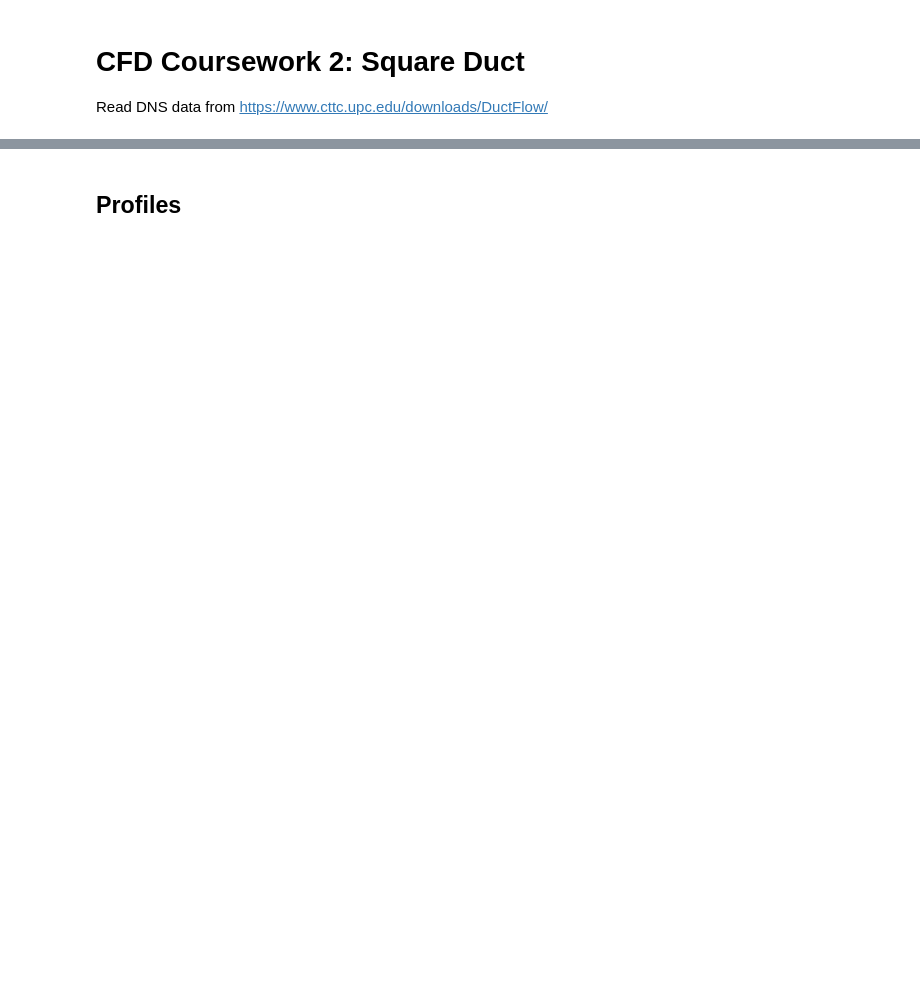
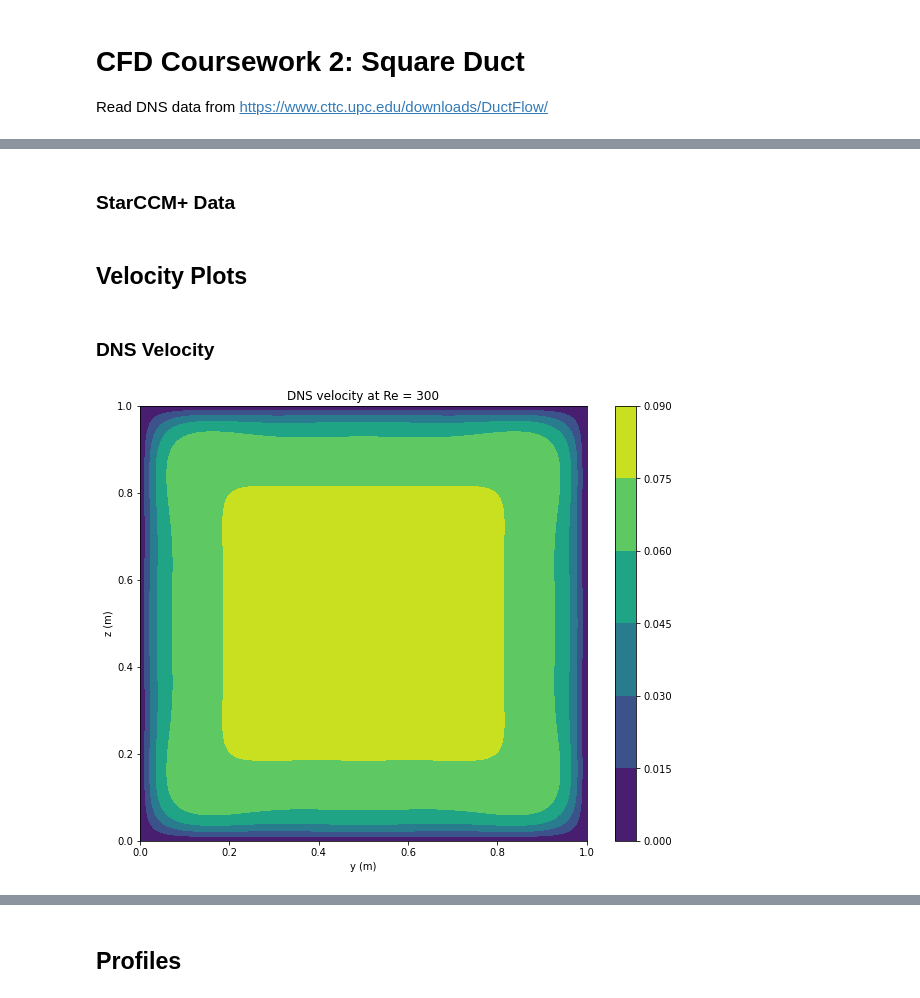
Before and after one commit to delphiiii/CFD-CW2, a Jupyter notebook: read_DNS_data.ipynb, the cells around one changed output, grey strips where cells are left out. Cells and saved outputs as stored; diff of their text form; code cells hidden in the pictures; blank space fills up the shorter version.

```diff
--- a/read_DNS_data.ipynb
+++ b/read_DNS_data.ipynb
@@ -110,0 +7,13 @@ plt.colorbar()
+# %%
+import os
+import numpy as np
+import pandas as pd
+import matplotlib.pyplot as plt
+from scipy.interpolate import griddata
+from scipy.interpolate import RectBivariateSpline
+from metpy.calc import vorticity
+from metpy.units import units
+import xarray
+
+plt.rc('figure', figsize=(10,8))
+Re_numbers = [300] # one or more from [300, 600, 900, 1200]
@@ -110,0 +24,39 @@ plt.colorbar()
+# %%
+def read_yz_sections(fpath):
+    df = pd.read_csv(fpath, delimiter=' ').reset_index()
+    df.columns = ['y'] + list(df.iloc[0][1:])
+    df = df.drop([0, 1], axis=0).reset_index(drop=True).astype('float')
+    return df
+
+dns_data = {}
+for Re in Re_numbers:
+    section_data_fpath = f'DuctFlow/YZsections/Re{Re}/DuctFlow_Re{Re}_YZ.dat'
+    data = read_yz_sections(section_data_fpath)
+    dns_data[Re] = data
+# %% [markdown]
+### StarCCM+ Data
+# %%
+starccm_data = {}
+for Re in Re_numbers:
+    data = pd.read_csv(f'Re{Re}_data.csv')
+
+    dns_coords = dns_data[Re][['y', 'z']].to_numpy()
+    down_sampled = griddata(data[['Y (m)', 'Z (m)']].to_numpy(), data.drop(['Y (m)', 'Z (m)'], axis=1).to_numpy(), dns_coords, method='nearest')
+
+    starccm_df = pd.DataFrame(np.concatenate((down_sampled, dns_coords),axis=1))
+    starccm_df.columns = data.columns
+    starccm_data[Re] = starccm_df
+# %% [markdown]
+## Velocity Plots
+# %% [markdown]
+### DNS Velocity
+# %%
+for Re, data in dns_data.items():
+    u_tau = Re * 1.48e-5
+    plt.tricontourf(data['y'], data['z'], data["<u>"]*u_tau)
+    plt.xlabel('y (m)')
+    plt.ylabel('z (m)')
+    plt.title(f"DNS velocity at Re = {Re}")
+    plt.colorbar()
+# %% [output]
+[figure, added]
```
Also changed, not shown: parts of 40 cells of this notebook, 1 other file.
